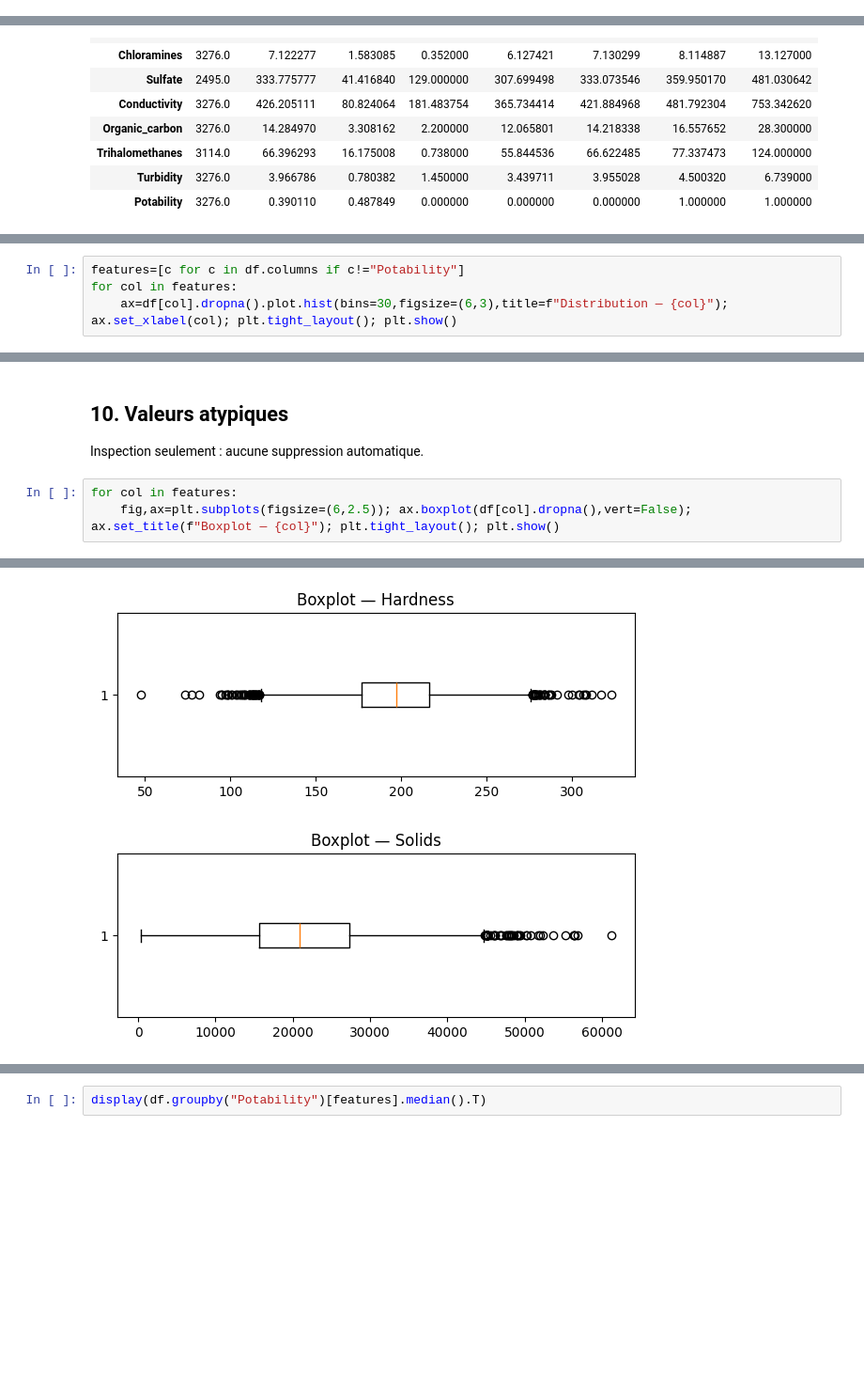
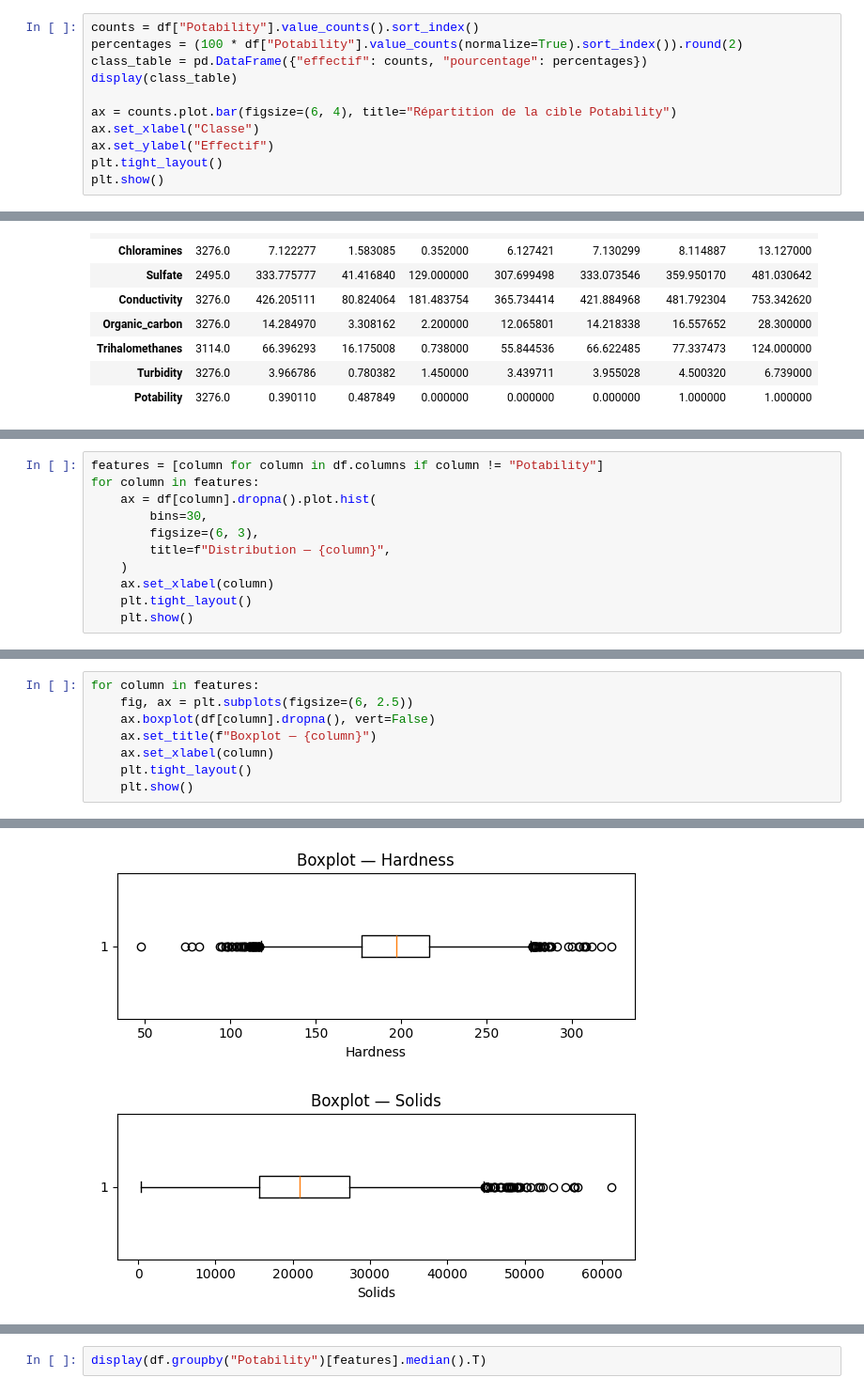
Before and after one commit to iliass2/desal2, a Jupyter notebook: notebooks/01_exploration_potabilite.ipynb, the cells around one changed output, grey strips where cells are left out. Shown at 94% size. Saved outputs shown, nothing was run; the diff lists cells and outputs as text; blank space fills up the shorter version.

```diff
--- a/notebooks/01_exploration_potabilite.ipynb
+++ b/notebooks/01_exploration_potabilite.ipynb
@@ -100,0 +153,11 @@ counts.plot.bar(figsize=(6,4),title="Répartition Potability"); plt.show()
+# %%
+counts = df["Potability"].value_counts().sort_index()
+percentages = (100 * df["Potability"].value_counts(normalize=True).sort_index()).round(2)
+class_table = pd.DataFrame({"effectif": counts, "pourcentage": percentages})
+display(class_table)
+
+ax = counts.plot.bar(figsize=(6, 4), title="Répartition de la cible Potability")
+ax.set_xlabel("Classe")
+ax.set_ylabel("Effectif")
+plt.tight_layout()
+plt.show()
@@ -114,0 +196,11 @@ display(df.describe().T)
+# %%
+features = [column for column in df.columns if column != "Potability"]
+for column in features:
+    ax = df[column].dropna().plot.hist(
+        bins=30,
+        figsize=(6, 3),
+        title=f"Distribution — {column}",
+    )
+    ax.set_xlabel(column)
+    plt.tight_layout()
+    plt.show()
@@ -117,4 +222,0 @@ display(df.describe().T)
-# %%
-features=[c for c in df.columns if c!="Potability"]
-for col in features:
-    ax=df[col].dropna().plot.hist(bins=30,figsize=(6,3),title=f"Distribution — {col}"); ax.set_xlabel(col); plt.tight_layout(); plt.show()
@@ -131,8 +223,9 @@ for col in features:
-# %% [markdown]
-## 10. Valeurs atypiques
-
-Inspection seulement : aucune suppression automatique.
 # %%
-for col in features:
-    fig,ax=plt.subplots(figsize=(6,2.5)); ax.boxplot(df[col].dropna(),vert=False); ax.set_title(f"Boxplot — {col}"); plt.tight_layout(); plt.show()
+for column in features:
+    fig, ax = plt.subplots(figsize=(6, 2.5))
+    ax.boxplot(df[column].dropna(), vert=False)
+    ax.set_title(f"Boxplot — {column}")
+    ax.set_xlabel(column)
+    plt.tight_layout()
+    plt.show()
 # %% [output]
@@ -140,2 +233,2 @@ for col in features:
-[figure, old version]
+[figure, new version]
-[figure, old version]
+[figure, new version]
```
Also changed, not shown: parts of 56 cells of this notebook, 11 other files.
